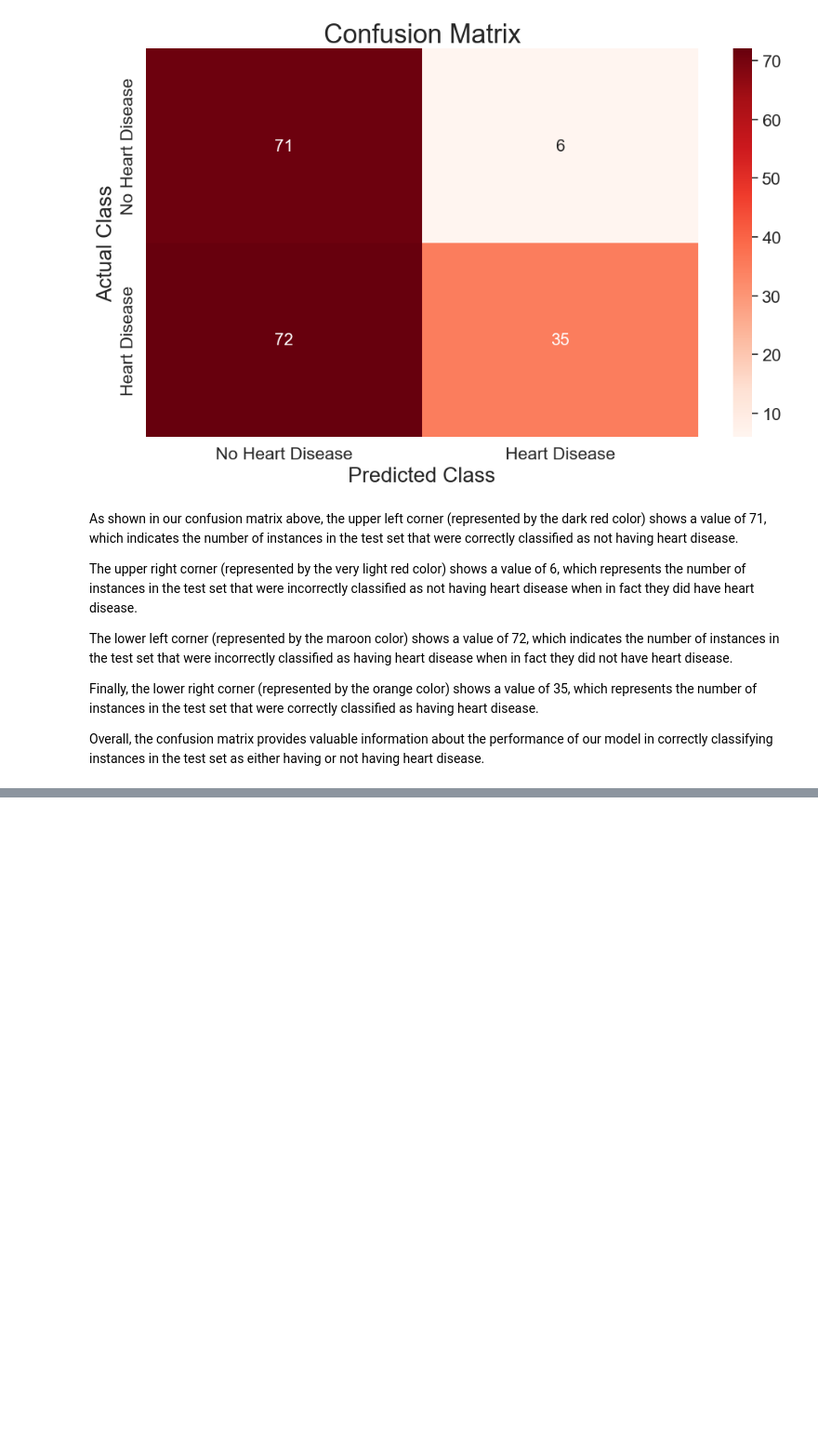
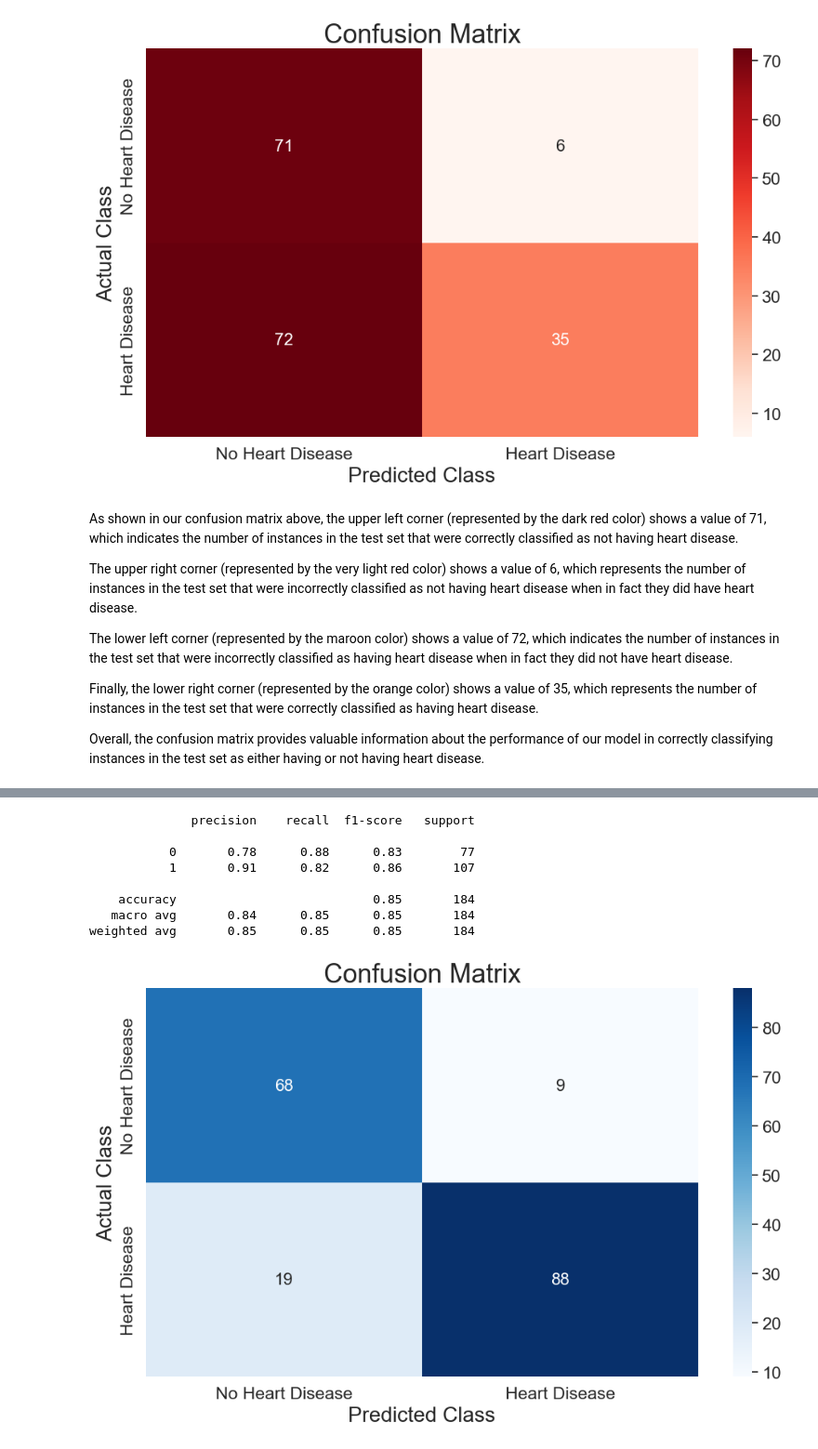
Before and after one commit to Bywani/Heart_Failure_Prediction, a Jupyter notebook: Heart_Failure_Prediction.ipynb, the cells around one changed output, grey strips where cells are left out. Shown at 93% size. Saved outputs shown, nothing was run; the diff lists cells and outputs as text; code cells hidden in the pictures; blank space fills up the shorter version.

Commit message:
Added XGBoost & XGBoost Pipeline Classifiers models

```diff
--- a/Heart_Failure_Prediction.ipynb
+++ b/Heart_Failure_Prediction.ipynb
@@ -436,0 +436,4 @@ print(type(X_train))
+# %%
+# Defining and fitting my XGBoost model on the training data
+model = xgb.XGBClassifier(objective = 'binary:logistic', random_state = 42)
+model.fit(X_train, y_train, eval_set = [(X_test, y_test)], verbose = False)
@@ -436,0 +451,3 @@ print(type(X_train))
+# %%
+# Make prediction on the test set
+y_pred = model.predict(X_test)
@@ -436,0 +473,27 @@ print(type(X_train))
+# %%
+# Generate a confusion matrix to evaluate the performance of the model
+cm = confusion_matrix(y_test, y_pred)
+
+# Customize the confusion matrix plot
+fig, ax = plt.subplots(figsize = (10, 6))
+sns.set(font_scale = 1.5)
+sns.heatmap(cm, annot = True, annot_kws = {'size': 16}, cmap = 'Blues', fmt = 'd',
+           xticklabels = ['No Heart Disease', 'Heart Disease'], yticklabels = ['No Heart Disease', 'Heart Disease'])
+plt.tight_layout()
+plt.title('Confusion Matrix', fontsize = 25)
+plt.xlabel('Predicted Class', fontsize = 20)
+plt.ylabel('Actual Class', fontsize = 20)
+plt.show
+
+# Print the classification report
+print(classification_report(y_test, y_pred))
+# %% [output]
+              precision    recall  f1-score   support
+
+           0       0.78      0.88      0.83        77
+           1       0.91      0.82      0.86       107
+
+    accuracy                           0.85       184
+   macro avg       0.84      0.85      0.85       184
+weighted avg       0.85      0.85      0.85       184
+[figure, added]
```
Also changed, not shown: parts of 24 cells of this notebook.
